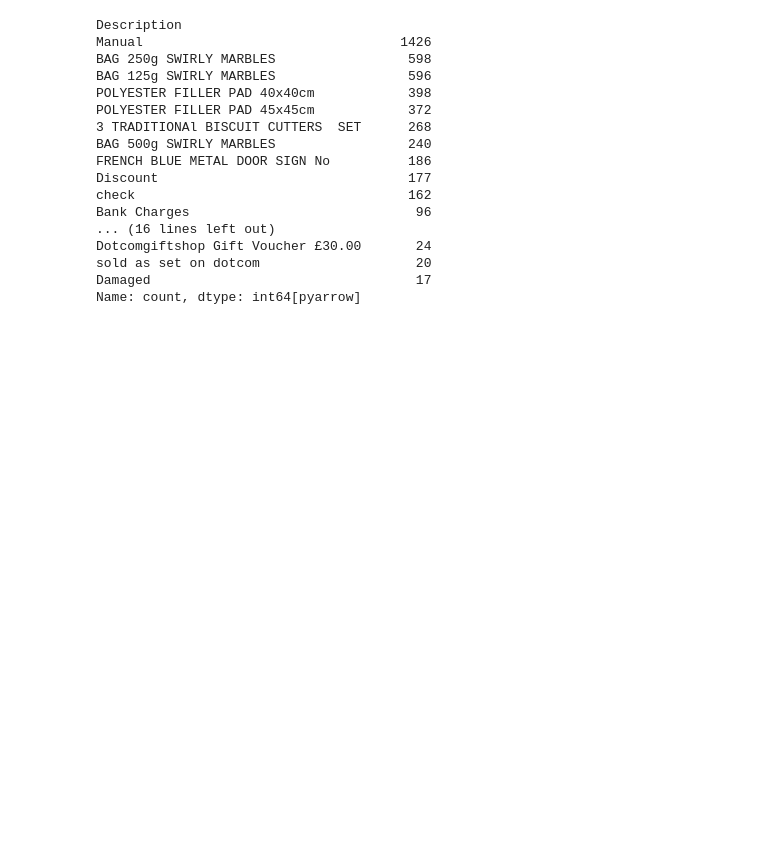
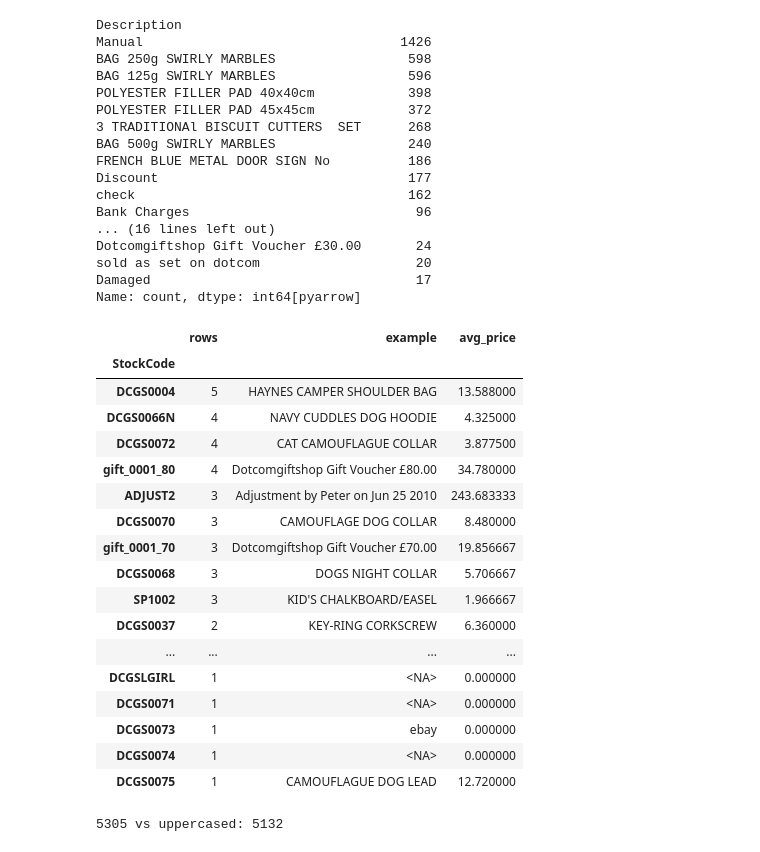
Before and after one commit to Ysharbat/market-basket-next-product, a Jupyter notebook: notebooks/01_cleaning_eda.ipynb, the cells around one changed output. Saved outputs shown, nothing was run; the diff lists cells and outputs as text; code cells hidden in the pictures; blank space fills up the shorter version.

```diff
--- a/notebooks/01_cleaning_eda.ipynb
+++ b/notebooks/01_cleaning_eda.ipynb
@@ -263,3 +263,34 @@ Dotcomgiftshop Gift Voucher £30.00       24
 sold as set on dotcom                    20
 Damaged                                  17
 Name: count, dtype: int64[pyarrow]
+# %%
+(df[~is_std]
+ .groupby("StockCode")
+ .agg(rows=("Invoice", "size"),
+      example=("Description", "first"),
+      avg_price=("Price", "mean"))
+ .sort_values("rows", ascending=False)
+ .iloc[25:])
+# %% [output]
+|  | rows | example | avg_price |
+| StockCode |  |  |  |
+| DCGS0004 | 5 | HAYNES CAMPER SHOULDER BAG | 13.588000 |
+| DCGS0066N | 4 | NAVY CUDDLES DOG HOODIE | 4.325000 |
+| DCGS0072 | 4 | CAT CAMOUFLAGUE COLLAR | 3.877500 |
+| gift_0001_80 | 4 | Dotcomgiftshop Gift Voucher £80.00 | 34.780000 |
+| ADJUST2 | 3 | Adjustment by Peter on Jun 25 2010 | 243.683333 |
+| DCGS0070 | 3 | CAMOUFLAGE DOG COLLAR | 8.480000 |
+| gift_0001_70 | 3 | Dotcomgiftshop Gift Voucher £70.00 | 19.856667 |
+| DCGS0068 | 3 | DOGS NIGHT COLLAR | 5.706667 |
+| SP1002 | 3 | KID'S CHALKBOARD/EASEL | 1.966667 |
+| DCGS0037 | 2 | KEY-RING CORKSCREW | 6.360000 |
+| ... | ... | ... | ... |
+| DCGSLGIRL | 1 | <NA> | 0.000000 |
+| DCGS0071 | 1 | <NA> | 0.000000 |
+| DCGS0073 | 1 | ebay | 0.000000 |
+| DCGS0074 | 1 | <NA> | 0.000000 |
+| DCGS0075 | 1 | CAMOUFLAGUE DOG LEAD | 12.720000 |
+# %%
+print(df["StockCode"].nunique(), "vs uppercased:", df["StockCode"].str.upper().nunique())
+# %% [output]
+5305 vs uppercased: 5132
```
Also changed, not shown: parts of 9 cells of this notebook.
